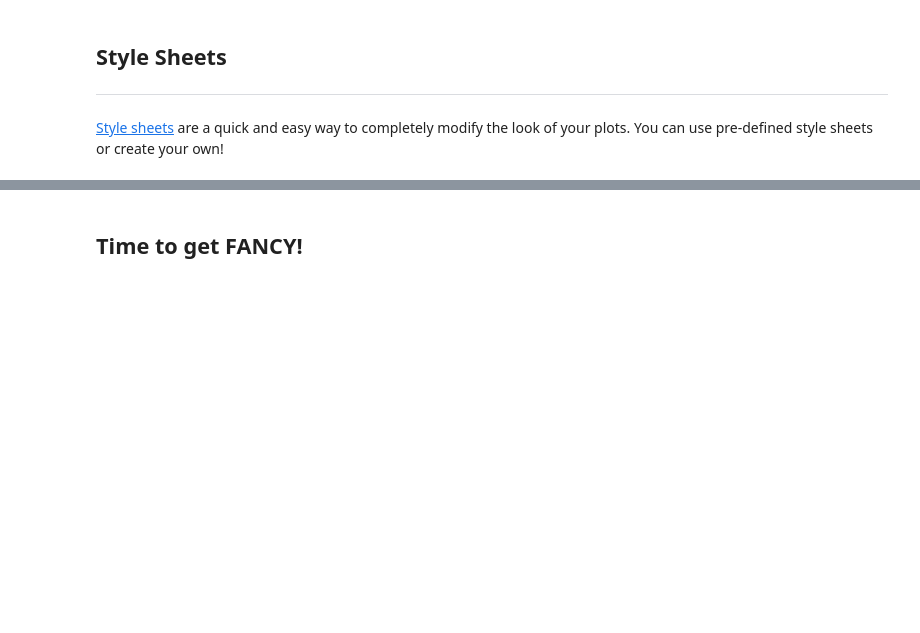
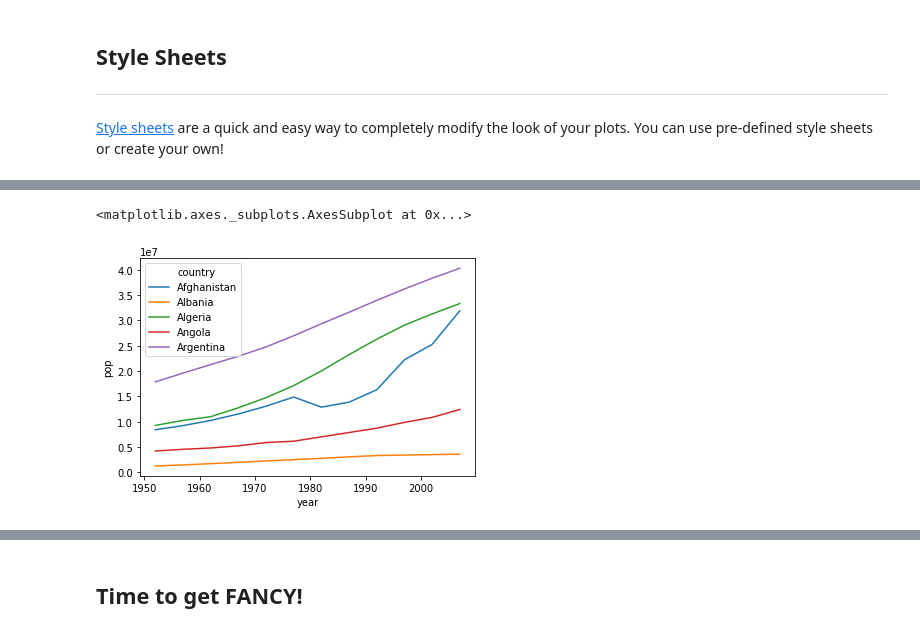
Before and after one commit to marskar/biof309_fall2018, a Jupyter notebook: 2019-11-15/Matplotlib-Data-Visualization_Complete_181115.ipynb, the cells around one changed output, grey strips where cells are left out. Drawn from its saved outputs; the diff is of its cells as text; code cells hidden in the pictures; blank space fills up the shorter version.

```diff
--- a/2019-11-15/Matplotlib-Data-Visualization_Complete_181115.ipynb
+++ b/2019-11-15/Matplotlib-Data-Visualization_Complete_181115.ipynb
@@ -224,0 +258,7 @@ df.sample(5)
+# %%
+# limit the list of countries to the first 5
+countries = df['country'].unique().tolist()[:5]
+sns.lineplot(x='year', y='pop', hue='country',data=df.query(f"country == {countries}"))
+# %% [output]
+<matplotlib.axes._subplots.AxesSubplot at 0x...>
+[figure, added]
```
Also changed, not shown: parts of 31 cells of this notebook, 20 other files.
